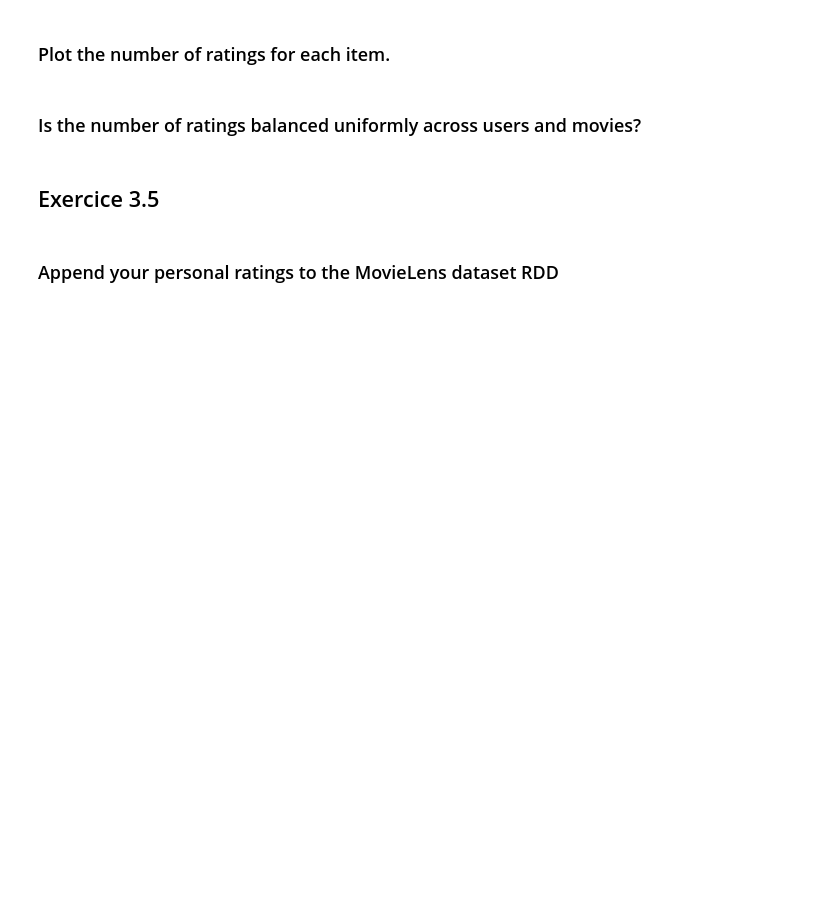
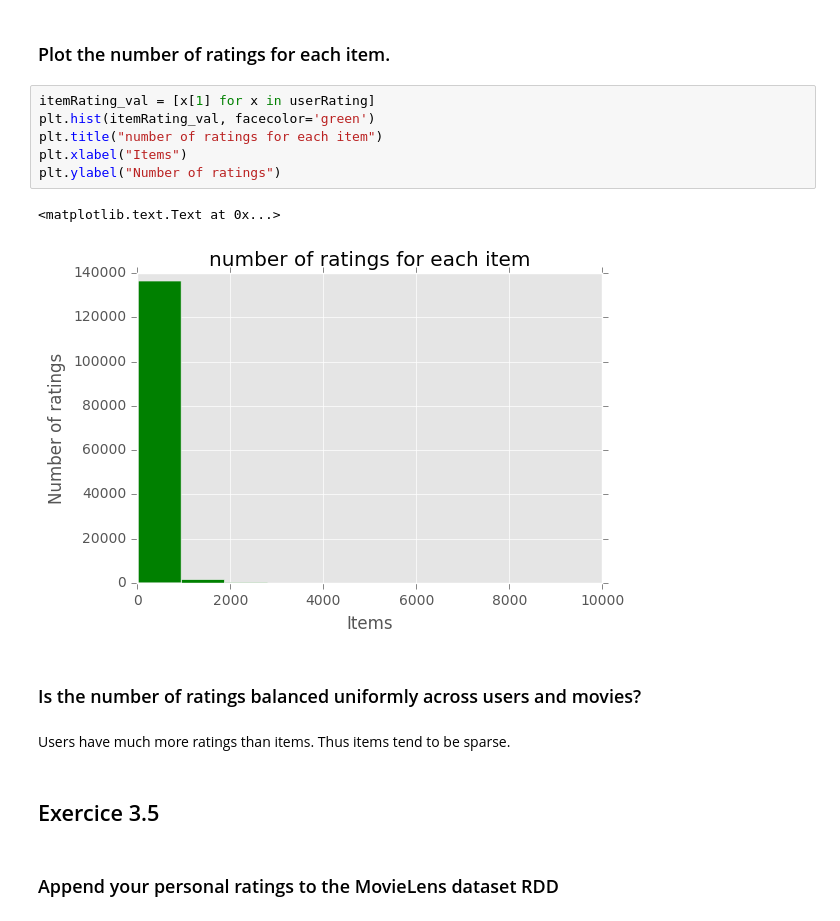
Before and after one commit to roblan11/InternetAnalyticsProject, a Jupyter notebook: ix-lab3/lab3-recsys.ipynb, the cells around one changed output. Saved outputs shown, nothing was run; the diff lists cells and outputs as text; blank space fills up the shorter version.

```diff
--- a/ix-lab3/lab3-recsys.ipynb
+++ b/ix-lab3/lab3-recsys.ipynb
@@ -43,7 +37,18 @@ plt.ylabel("Frequency")
 # %% [markdown]
 ### Plot the number of ratings for each item.
+# %%
+itemRating_val = [x[1] for x in userRating]
+plt.hist(itemRating_val, facecolor='green')
+plt.title("number of ratings for each item")
+plt.xlabel("Items")
+plt.ylabel("Number of ratings")
+# %% [output]
+<matplotlib.text.Text at 0x...>
+[figure, added]
 # %% [markdown]
 ### Is the number of ratings balanced uniformly across users and movies?
+# %% [markdown]
+Users have much more ratings than items. Thus items tend to be sparse.
 # %% [markdown]
 ## Exercice 3.5
 # %% [markdown]
```
Also changed, not shown: parts of 9 cells of this notebook.
